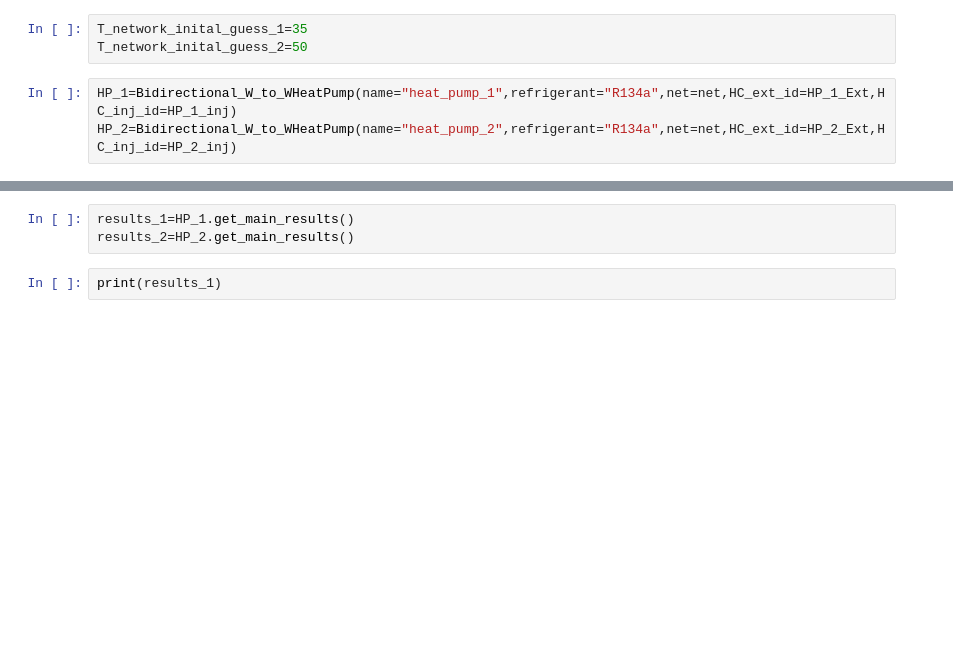
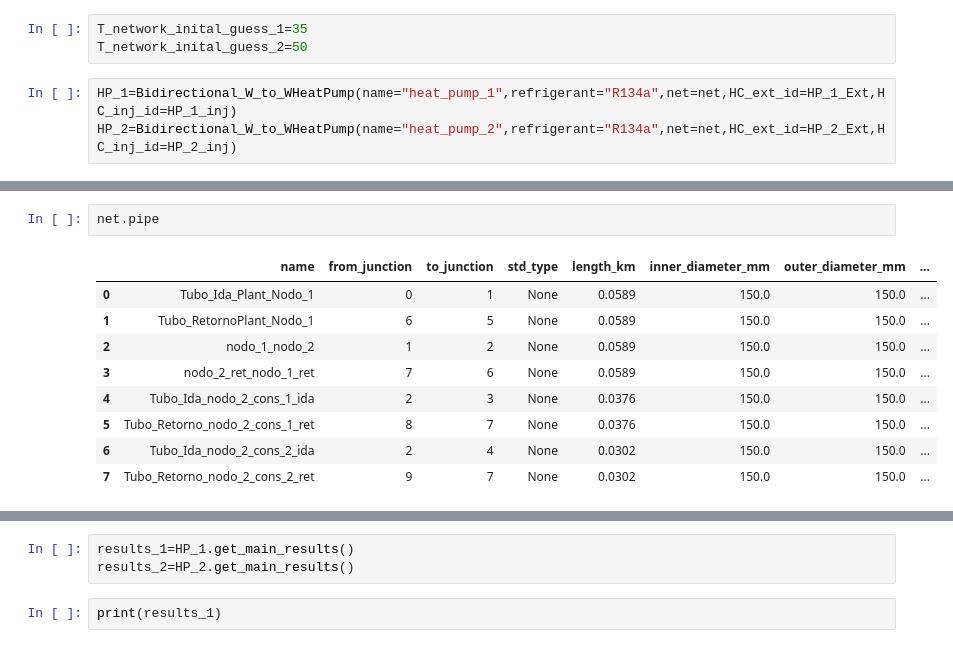
Before and after one commit to SerranoScope/Reduced_simulation, a Jupyter notebook: Heat_pump/Heat_pump copy.ipynb, the cells around one changed output, grey strips where cells are left out. Cells and saved outputs as stored; diff of their text form; blank space fills up the shorter version.

```diff
--- a/Heat_pump/Heat_pump copy.ipynb
+++ b/Heat_pump/Heat_pump copy.ipynb
@@ -339,0 +408,12 @@ net.res_circ_pump_pressure
+# %%
+net.pipe
+# %% [output]
+|  | name | from_junction | to_junction | std_type | length_km | inner_diameter_mm | outer_diameter_mm | ... |
+| 0 | Tubo_Ida_Plant_Nodo_1 | 0 | 1 | None | 0.0589 | 150.0 | 150.0 | ... |
+| 1 | Tubo_RetornoPlant_Nodo_1 | 6 | 5 | None | 0.0589 | 150.0 | 150.0 | ... |
+| 2 | nodo_1_nodo_2 | 1 | 2 | None | 0.0589 | 150.0 | 150.0 | ... |
+| 3 | nodo_2_ret_nodo_1_ret | 7 | 6 | None | 0.0589 | 150.0 | 150.0 | ... |
+| 4 | Tubo_Ida_nodo_2_cons_1_ida | 2 | 3 | None | 0.0376 | 150.0 | 150.0 | ... |
+| 5 | Tubo_Retorno_nodo_2_cons_1_ret | 8 | 7 | None | 0.0376 | 150.0 | 150.0 | ... |
+| 6 | Tubo_Ida_nodo_2_cons_2_ida | 2 | 4 | None | 0.0302 | 150.0 | 150.0 | ... |
+| 7 | Tubo_Retorno_nodo_2_cons_2_ret | 9 | 7 | None | 0.0302 | 150.0 | 150.0 | ... |
```
Also changed, not shown: parts of 19 cells of this notebook.
